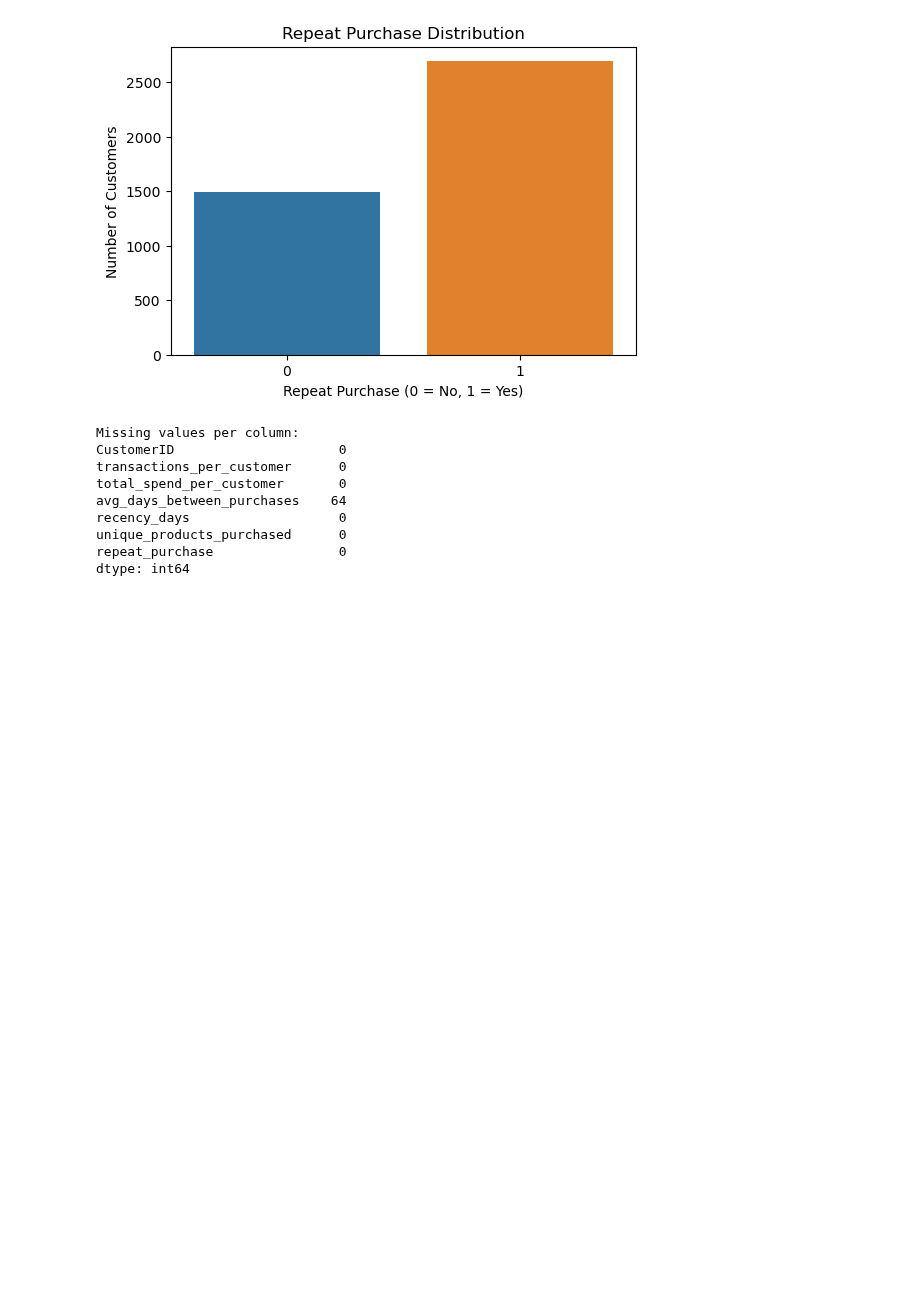
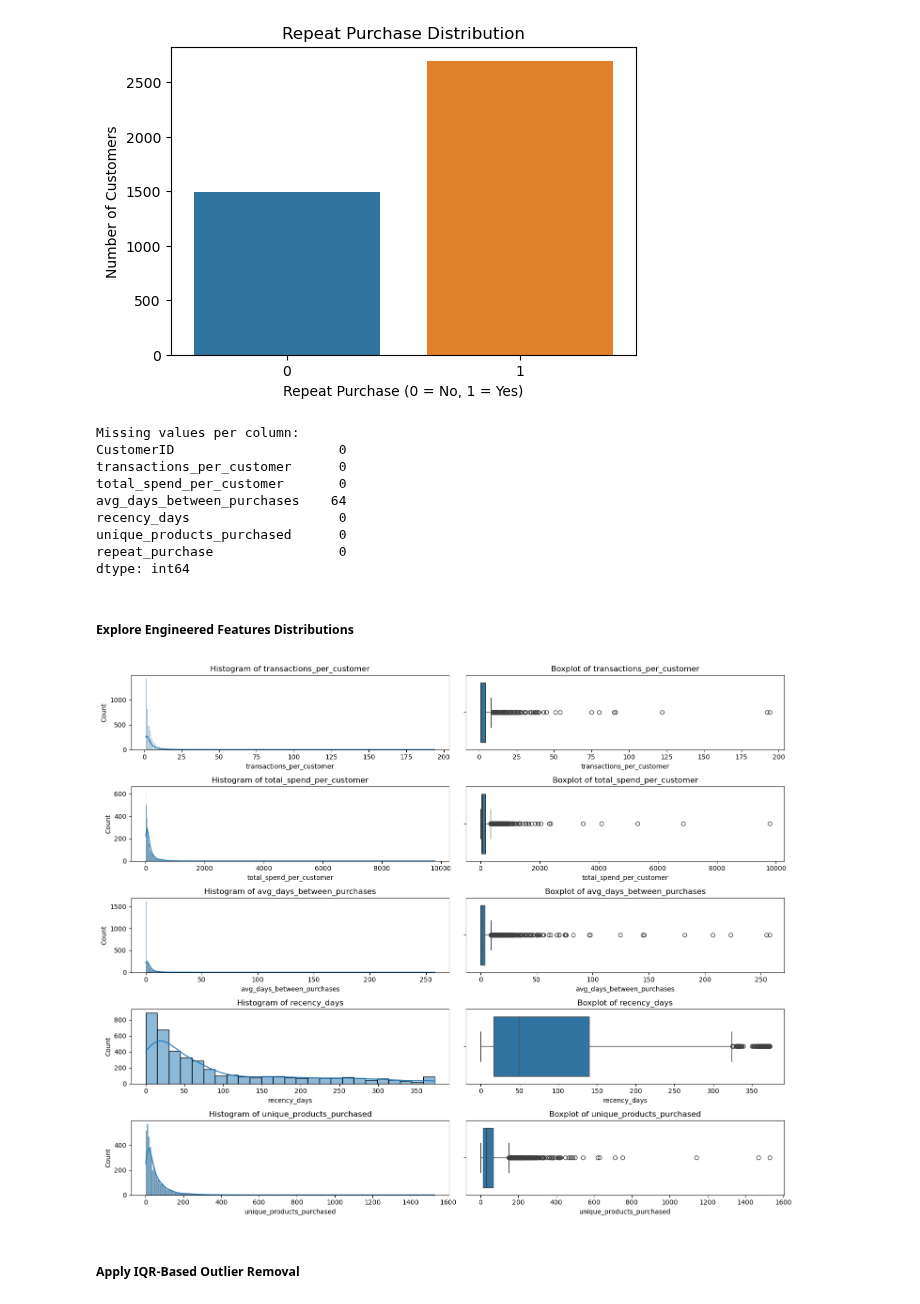
Before and after one commit to Zahid295/repeat-purchase-prediction, a Jupyter notebook: CA3_Capstone.ipynb, the cells around one changed output. Saved outputs shown, nothing was run; the diff lists cells and outputs as text; code cells hidden in the pictures; blank space fills up the shorter version.

```diff
--- a/CA3_Capstone.ipynb
+++ b/CA3_Capstone.ipynb
@@ -406,3 +406,30 @@ dtype: int64
 # %%
 # Drop rows with missing values in 'avg_days_between_purchases'
 df_customer.dropna(subset=['avg_days_between_purchases'], inplace=True)
+# %% [markdown]
+##### Explore Engineered Features Distributions
+# %%
+# Plot histograms and boxplots for numeric features to explore distributions and detect outliers
+
+
+# Select numeric features excluding the target
+numeric_cols = df_customer.select_dtypes(include=['int64', 'float64']).drop('repeat_purchase', axis=1).columns
+
+# Set up plot grid
+plt.figure(figsize=(15, 12))
+
+for i, col in enumerate(numeric_cols, 1):
+    plt.subplot(len(numeric_cols), 2, 2*i - 1)
+    sns.histplot(df_customer[col], kde=True)
+    plt.title(f'Histogram of {col}')
+
+    plt.subplot(len(numeric_cols), 2, 2*i)
+    sns.boxplot(x=df_customer[col])
+    plt.title(f'Boxplot of {col}')
+
+plt.tight_layout()
+plt.show()
+# %% [output]
+[figure, added]
+# %% [markdown]
+##### Apply IQR-Based Outlier Removal
```
Also changed, not shown: parts of 2 cells of this notebook.
